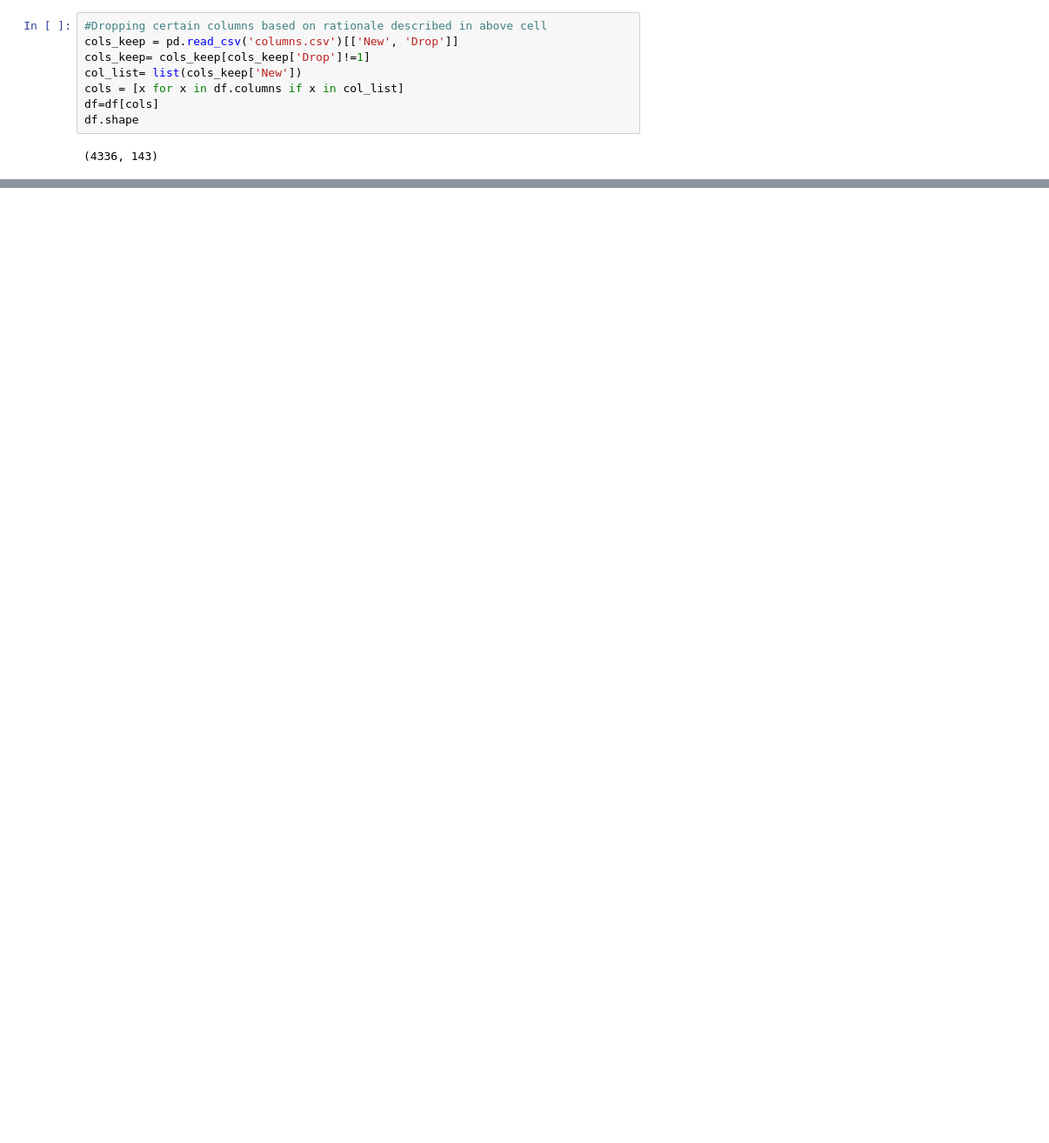
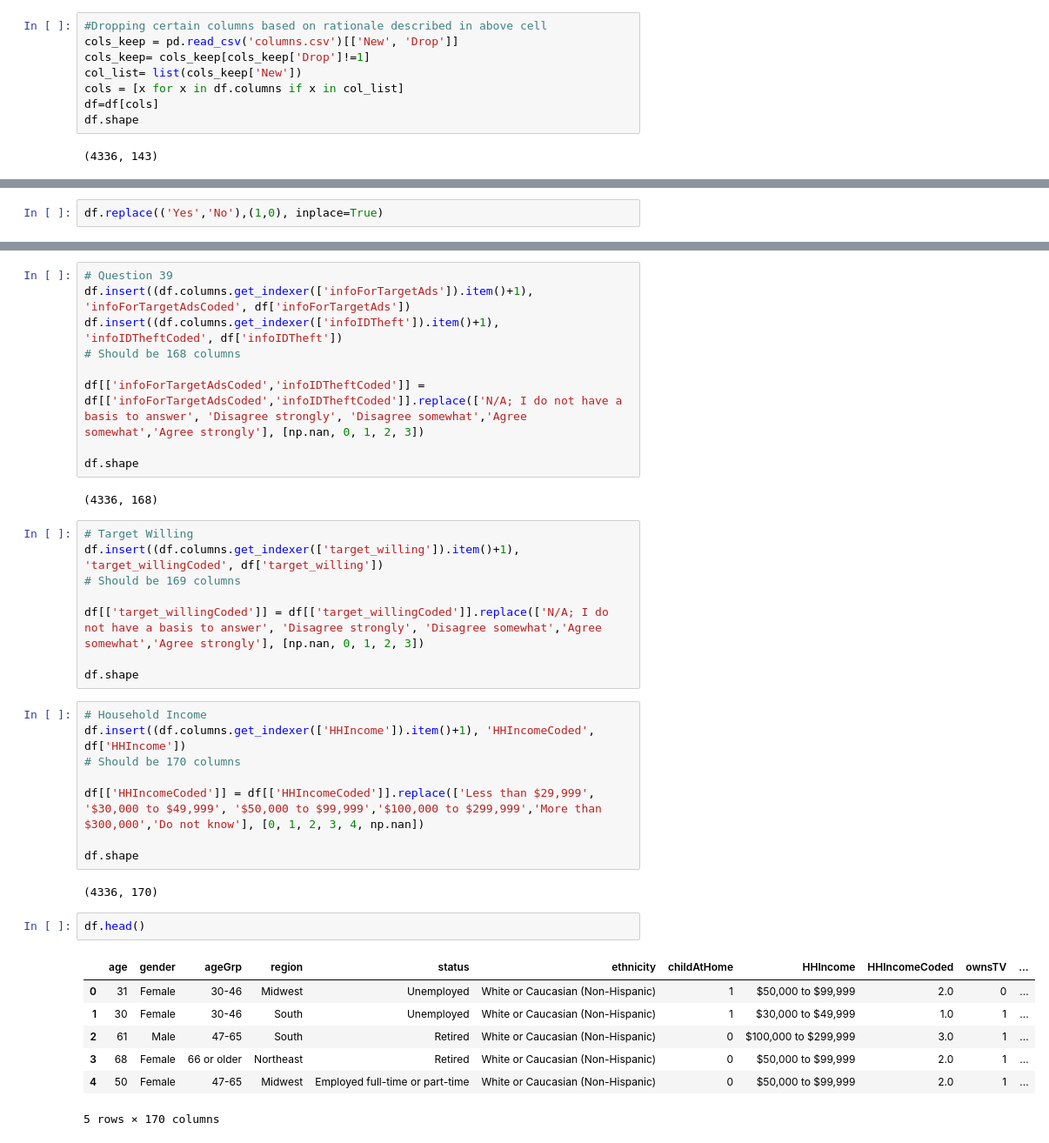
Before and after one commit to aud-z/DeloitteDigitalDemocracy, a Jupyter notebook: DSPM_v1.ipynb, the cells around one changed output, grey strips where cells are left out. Shown at 87% size. Cells and saved outputs as stored; diff of their text form; blank space fills up the shorter version.

```diff
--- a/DSPM_v1.ipynb
+++ b/DSPM_v1.ipynb
@@ -170,0 +178,2 @@ df.shape
+# %%
+df.replace(('Yes','No'),(1,0), inplace=True)
@@ -170,0 +229,39 @@ df.shape
+# %%
+# Question 39
+df.insert((df.columns.get_indexer(['infoForTargetAds']).item()+1), 'infoForTargetAdsCoded', df['infoForTargetAds'])
+df.insert((df.columns.get_indexer(['infoIDTheft']).item()+1), 'infoIDTheftCoded', df['infoIDTheft'])
+# Should be 168 columns
+
+df[['infoForTargetAdsCoded','infoIDTheftCoded']] = df[['infoForTargetAdsCoded','infoIDTheftCoded']].replace(['N/A; I do not have a basis to answer', 'Disagree strongly', 'Disagree somewhat','Agree somewhat','Agree strongly'], [np.nan, 0, 1, 2, 3])
+
+df.shape
+# %% [output]
+(4336, 168)
+# %%
+# Target Willing
+df.insert((df.columns.get_indexer(['target_willing']).item()+1), 'target_willingCoded', df['target_willing'])
+# Should be 169 columns
+
+df[['target_willingCoded']] = df[['target_willingCoded']].replace(['N/A; I do not have a basis to answer', 'Disagree strongly', 'Disagree somewhat','Agree somewhat','Agree strongly'], [np.nan, 0, 1, 2, 3])
+
+df.shape
+# %%
+# Household Income
+df.insert((df.columns.get_indexer(['HHIncome']).item()+1), 'HHIncomeCoded', df['HHIncome'])
+# Should be 170 columns
+
+df[['HHIncomeCoded']] = df[['HHIncomeCoded']].replace(['Less than $29,999', '$30,000 to $49,999', '$50,000 to $99,999','$100,000 to $299,999','More than $300,000','Do not know'], [0, 1, 2, 3, 4, np.nan])
+
+df.shape
+# %% [output]
+(4336, 170)
+# %%
+df.head()
+# %% [output]
+|  | age | gender | ageGrp | region | status | ethnicity | childAtHome | HHIncome | HHIncomeCoded | ownsTV | ... |
+| 0 | 31 | Female | 30-46 | Midwest | Unemployed | White or Caucasian (Non-Hispanic) | 1 | $50,000 to $99,999 | 2.0 | 0 | ... |
+| 1 | 30 | Female | 30-46 | South | Unemployed | White or Caucasian (Non-Hispanic) | 1 | $30,000 to $49,999 | 1.0 | 1 | ... |
+| 2 | 61 | Male | 47-65 | South | Retired | White or Caucasian (Non-Hispanic) | 0 | $100,000 to $299,999 | 3.0 | 1 | ... |
+| 3 | 68 | Female | 66 or older | Northeast | Retired | White or Caucasian (Non-Hispanic) | 0 | $50,000 to $99,999 | 2.0 | 1 | ... |
+| 4 | 50 | Female | 47-65 | Midwest | Employed full-time or part-time | White or Caucasian (Non-Hispanic) | 0 | $50,000 to $99,999 | 2.0 | 1 | ... |
+5 rows × 170 columns
```
Also changed, not shown: parts of 4 cells of this notebook.
